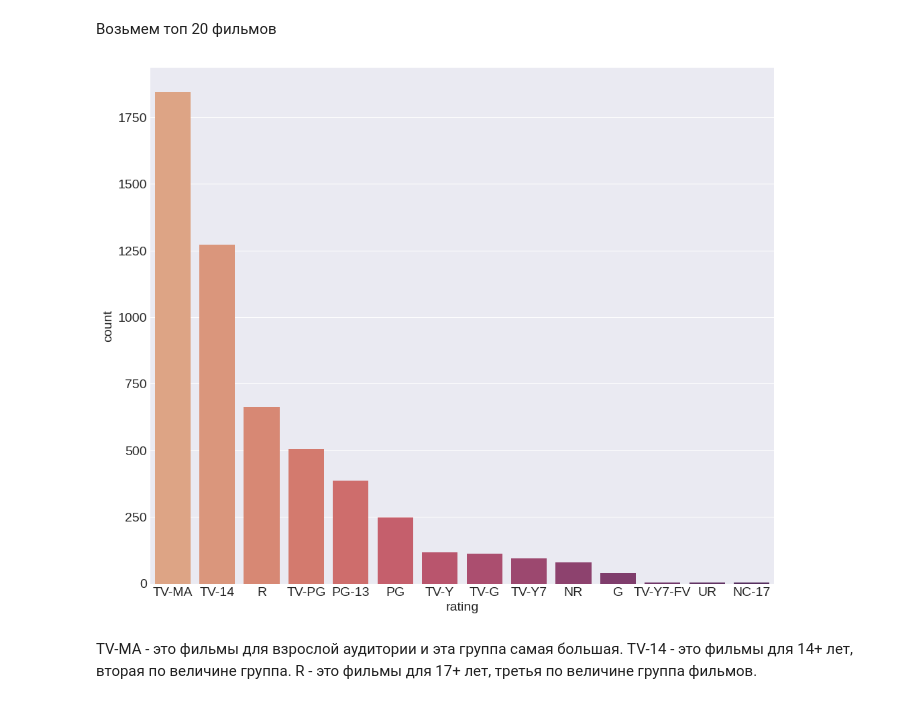
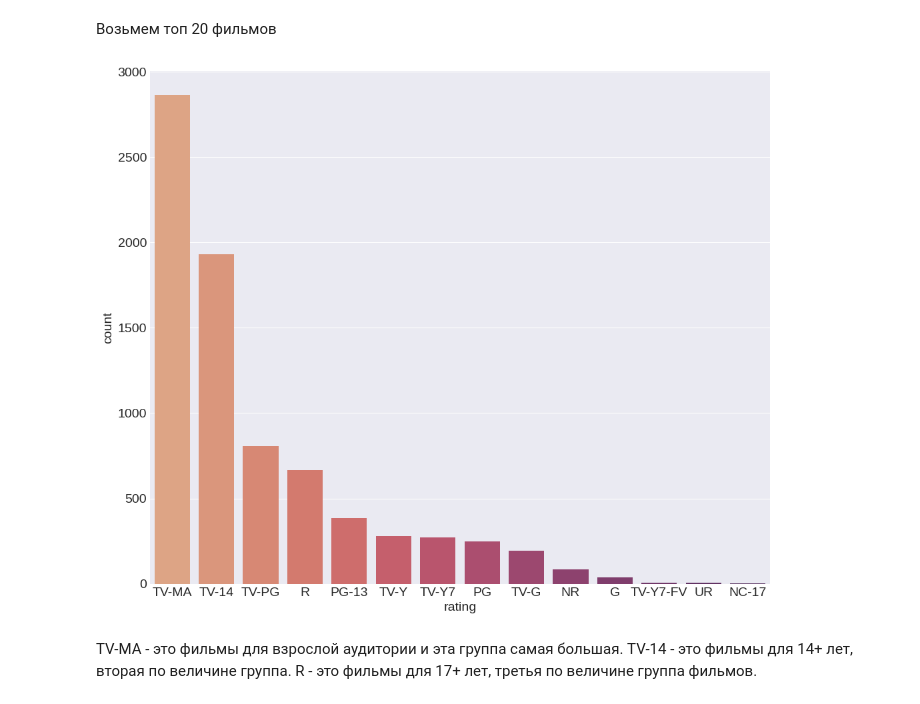
Before and after one commit to AlexaZebra/Coursework, a Jupyter notebook: EDA_Netflix.ipynb, the cells around one changed output. Saved outputs shown, nothing was run; the diff lists cells and outputs as text; code cells hidden in the pictures.

```diff
--- a/EDA_Netflix.ipynb
+++ b/EDA_Netflix.ipynb
@@ -266,11 +297,12 @@ plt.show()
 # %% [markdown]
 Возьмем топ 20 фильмов
 # %%
-# выбираем нужный стобец в датасете фильмов и выводим количество фильмов в каждом рейтинге из топ-20
+# выбираем нужный стобец в датасете фильмов и выводим количество фильмов в каждом рейтинге
+
 plt.figure(figsize = (12,10))
-ax = sns.countplot(x = 'rating', data = netflix_movies, palette = 'flare', order = netflix_movies['rating'].value_counts().index[0:20])
+ax = sns.countplot(x = 'rating', data = netflix_overall, palette = 'flare', order = netflix_overall['rating'].value_counts().index)
 # %% [output]
-[figure, old version]
+[figure, new version]
 # %% [markdown]
 TV-MA - это фильмы для взрослой аудитории и эта группа самая большая.
 TV-14 - это фильмы для 14+ лет, вторая по величине группа.
```
Also changed, not shown: parts of 78 cells of this notebook.
